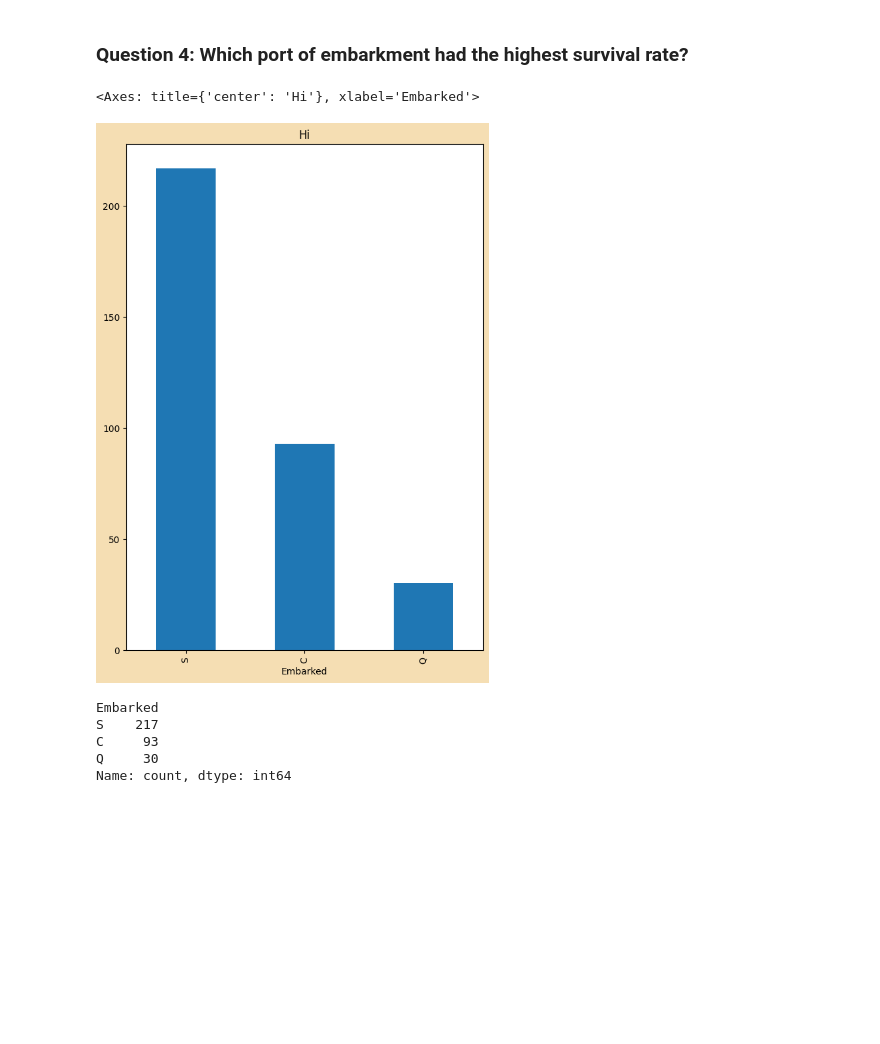
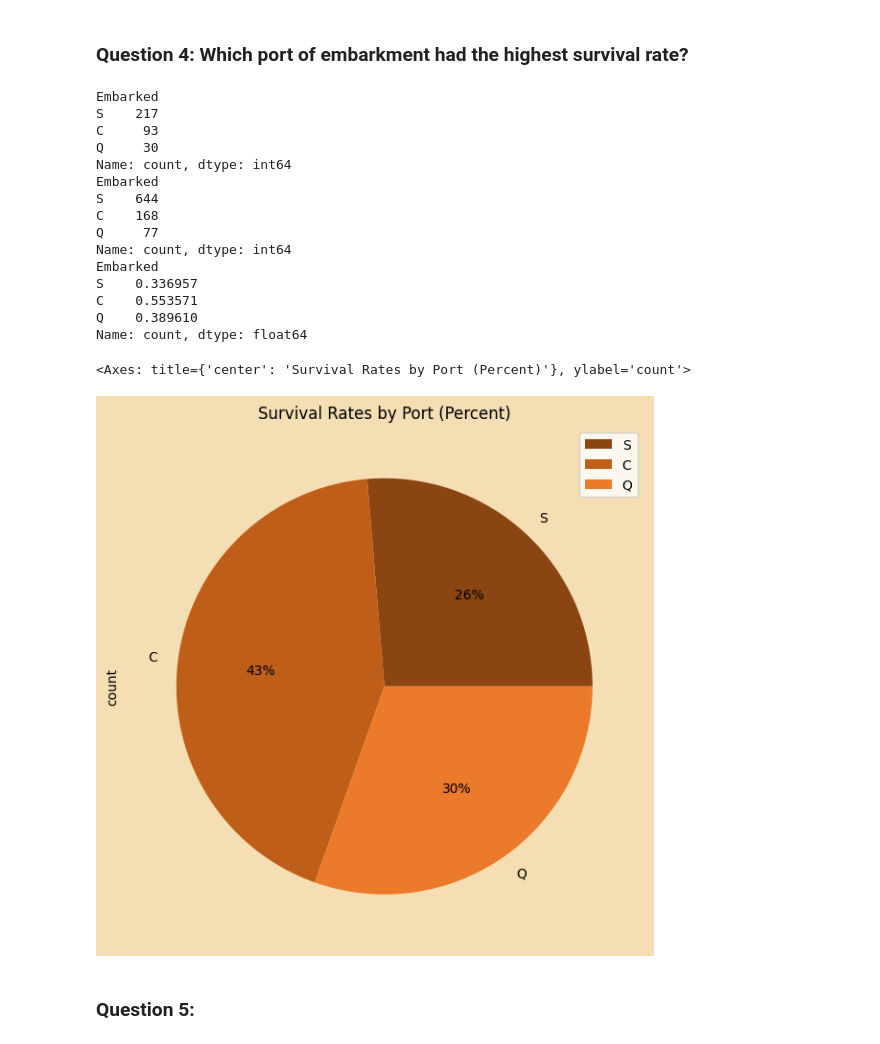
Before and after one commit to Candog85/unit-3-data-science, a Jupyter notebook: lessons/02_titanic.ipynb, the cells around one changed output. Drawn from its saved outputs; the diff is of its cells as text; code cells hidden in the pictures; blank space fills up the shorter version.

Commit message:
Continued titanic

```diff
--- a/lessons/02_titanic.ipynb
+++ b/lessons/02_titanic.ipynb
@@ -60,19 +61,35 @@ plt.legend(["Without Family", "With Family"])
 # %%
 port_surv=titanic[titanic['Survived']==1]
 port_surv=port_surv['Embarked'].value_counts()
 
+port_total=titanic['Embarked'].value_counts()
+
+port_percent=port_surv/port_total
+
 plt.figure(facecolor="wheat", figsize=(7,10))
-port_surv.plot.bar(
-    title="Hi"
+port_percent.plot.pie(
+    title="Survival Rates by Port (Percent)",
+    legend=("S", "C", "Q"),
+    colors=("#8B4513", "#bf5e19", "#eb7a2a"),
+    autopct=('%.0f%%')
 )
 # %% [output]
-<Axes: title={'center': 'Hi'}, xlabel='Embarked'>
+Embarked
+S    217
+C     93
+Q     30
+Name: count, dtype: int64
+Embarked
+S    644
+C    168
+Q     77
+Name: count, dtype: int64
+Embarked
+S    0.336957
+C    0.553571
+Q    0.389610
+Name: count, dtype: float64
+<Axes: title={'center': 'Survival Rates by Port (Percent)'}, ylabel='count'>
-[figure, old version]
+[figure, new version]
-# %%
-port_surv
-# %% [output]
-Embarked
-S    217
-C     93
-Q     30
-Name: count, dtype: int64
+# %% [markdown]
+### Question 5:
```
Also changed, not shown: parts of 1 cell of this notebook.
